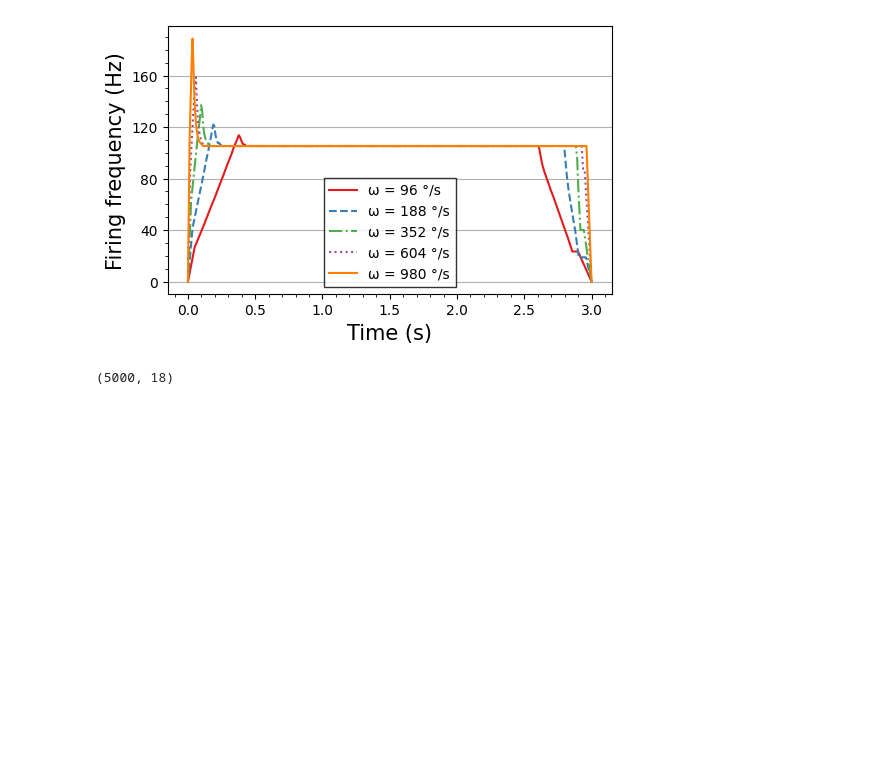
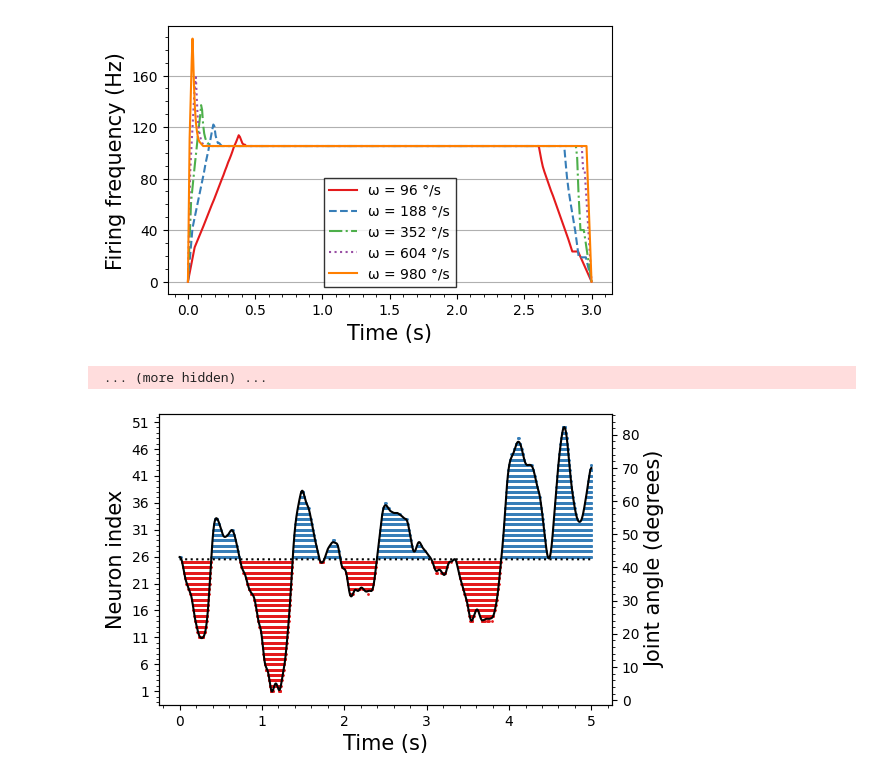
Before and after one commit to ThomasvanderVeen/StickInsectProprioception, a Jupyter notebook: afferents.ipynb, the cells around one changed output. Drawn from its saved outputs; the diff is of its cells as text; code cells hidden in the pictures; blank space fills up the shorter version.

```diff
--- a/afferents.ipynb
+++ b/afferents.ipynb
@@ -286,10 +287,75 @@ ax.minorticks_on()
 fig.tight_layout(pad=0.5)
 fig.savefig('images/afferents/single_hair_variable_angle.png')
 fig.savefig('images/afferents/single_hair_variable_angle.pdf')
+# %%
+with open('data/joint_angles_nostep', 'rb') as file:
+    joint_angles_nostep = pickle.load(file)
+
+N_SIMULATIONS = 1
+N_HAIRS = 50
+N_ANGLES = 18
+T_TOTAL = 5
+dt = 0.001
+
+N_STEPS = int(T_TOTAL/dt)
+sensory_parameters['n'] = N_HAIRS*36
+sensory_parameters['dt'] = dt
+sensory_neuron = SensoryNeuron(sensory_parameters)
+spike_sensory = np.zeros((N_STEPS, N_ANGLES * N_HAIRS * 2, N_SIMULATIONS))
+time = np.linspace(0, T_TOTAL, num=N_STEPS)
 # %%
-with open('data/joint_angles_nostep', 'rb') as file:
-    joint_angles_nostep = pickle.load(file)
+for k in tqdm(range(N_SIMULATIONS), desc='Network progress'):
 
-print(joint_angles_nostep[0].shape)
+    joint_angles = joint_angles_nostep[k]
+    hair_angles = np.zeros((joint_angles.shape[0], 2 * joint_angles.shape[1] * N_HAIRS))
+    hair_field_parameters = {'N_hairs': N_HAIRS, 'min_joint_angle': np.amin(joint_angles, axis=0),
+                             'max_joint_angle': np.amax(joint_angles, axis=0), 'max_angle': 90, 'overlap': 0.1}
+
+    for i in range(N_ANGLES):
+        hair_field = HairField(hair_field_parameters)
+        hair_field.reset_max_min(i)
+        hair_field.get_double_receptive_field()
+        hair_angles[:, i * 2 * N_HAIRS: 2 * N_HAIRS + i * 2 * N_HAIRS] = hair_field.get_hair_angle(joint_angles[:, i]) / 18e9
+
+    sensory_neuron.initialize_state()
+
+    for i in range(N_STEPS):
+        _, spike_sensory[i, :, k] = sensory_neuron.forward(hair_angles[i, :])
+
+with open('data/spike_sensory', 'wb') as file:
+        pickle.dump(spike_sensory, file)
 # %% [output]
-(5000, 18)
+ ... (more hidden) ...
+# %%
+fig, ax1 = plt.subplots()
+ax2 = ax1.twinx()
+
+N_half = N_HAIRS // 2
+diff = hair_field.max_list[0] - hair_field.min_list[0]
+
+spike_sensory[spike_sensory == 0] = np.nan
+
+for i in range(N_half):
+    ax1.scatter(time, (-i + N_half) * spike_sensory[:, i + N_half, -1], color=colors[0], s=1)
+    ax1.scatter(time, (1 + i + N_half) * spike_sensory[:, i + N_half + N_hairs, -1], color=colors[1], s=1)
+
+ax2.plot(time, joint_angles[:, 0], color='black')
+ax1.plot(time, np.full(time.shape, N_half + 0.5), linestyle='dotted', color='black')
+ax1.set_ylim(1 - N_hairs * .05, N_hairs * 1.05)
+ax2.set_ylim(hair_field.min_list[0] - .05 * diff, hair_field.max_list[0] + .05 * diff)
+
+ax1.set_xlabel("Time (s)")
+ax1.set_ylabel("Neuron index")
+ax1.set_yticks(np.arange(1, N_HAIRS + 2)[::5])
+ax2.set_ylabel("Joint angle (degrees)")
+
+ax2.minorticks_on()
+ax1.minorticks_on()
+#ax1.set_ylim([1, n_index+1])
+
+fig.tight_layout(pad=0.5)
+fig.savefig('images/afferents/spike_timing_.png')
+fig.savefig('images/afferents/spike_timing_.pdf')
+fig.show()
+# %% [output]
+[figure, added]
```
Also changed, not shown: parts of 2 cells of this notebook, 12 other files.
